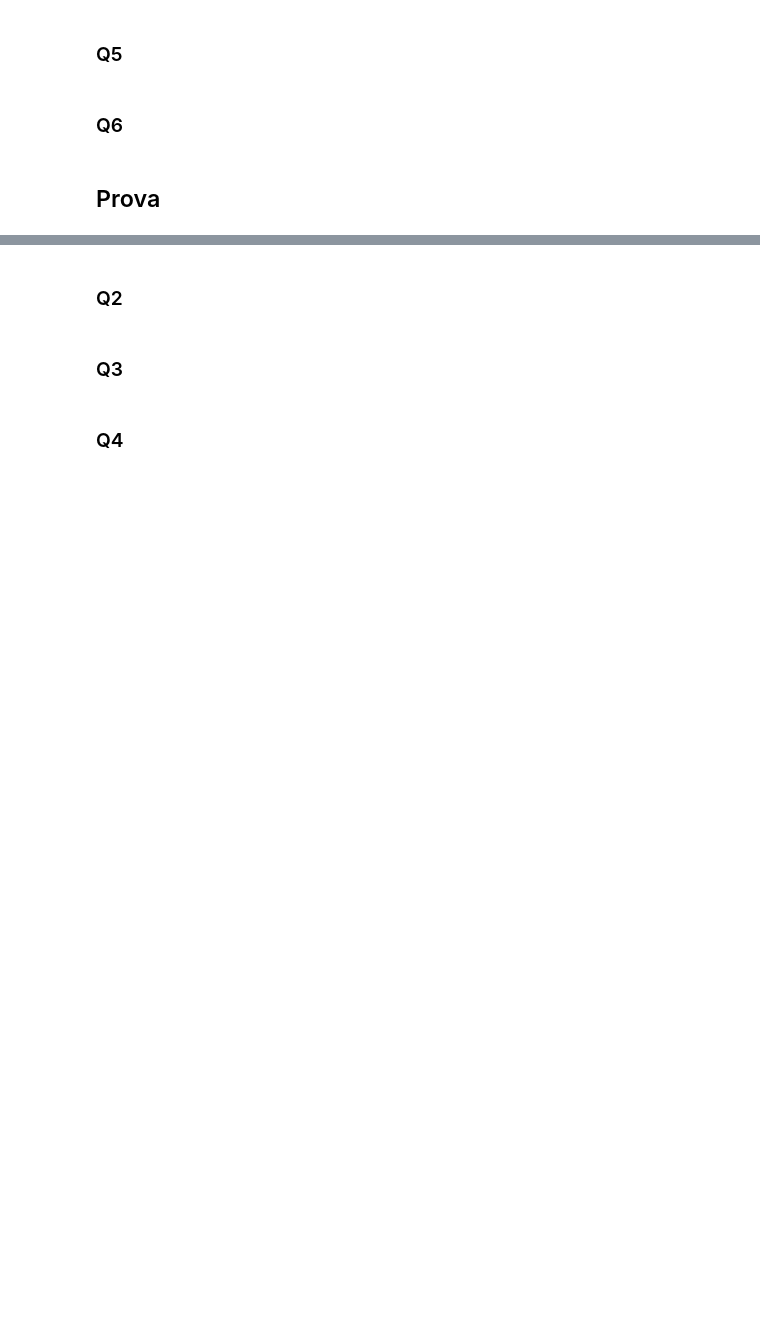
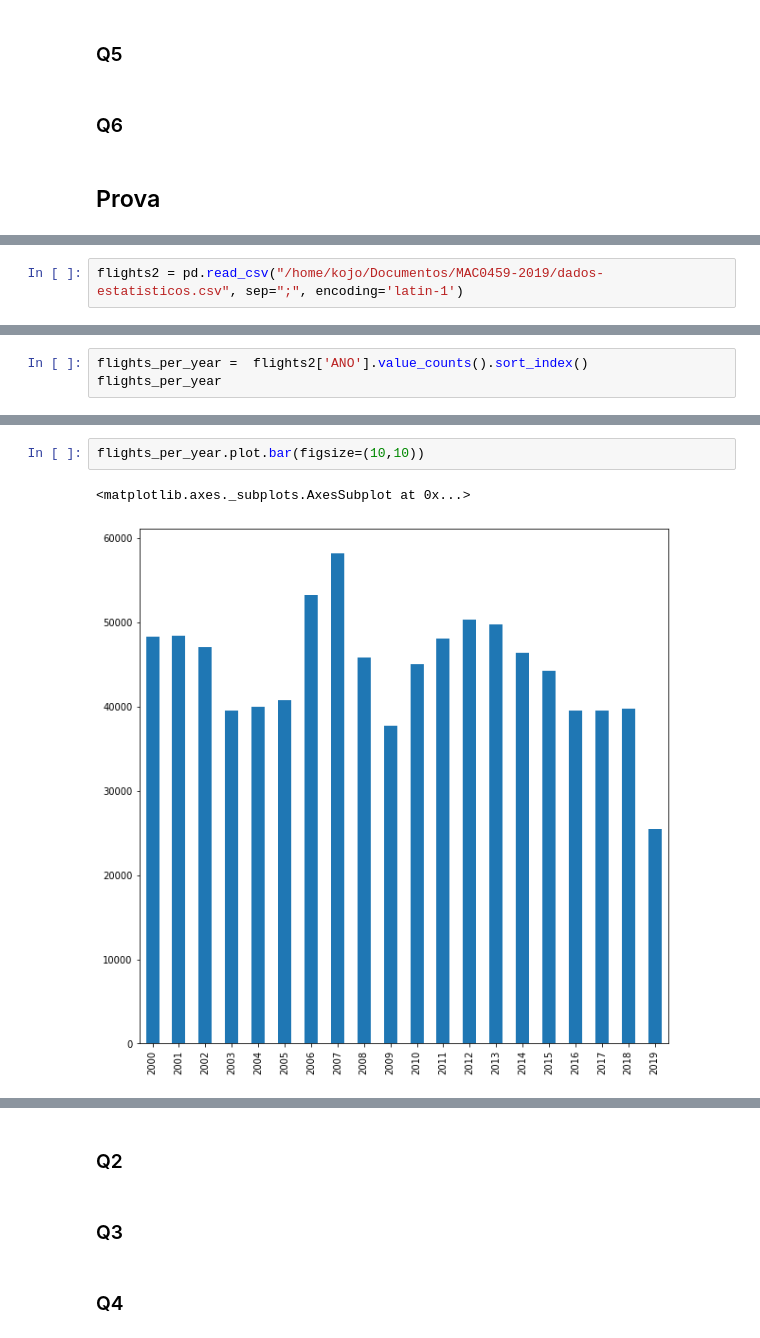
Before and after one commit to ricardokojo/MAC0459-2019, a Jupyter notebook: lista+prova.ipynb, the cells around one changed output, grey strips where cells are left out. Saved outputs shown, nothing was run; the diff lists cells and outputs as text; blank space fills up the shorter version.

Commit message:
Add partial EDA for question 1
Signed-off-by: Ricardo Hideki Hangai Kojo <ricardokojo7@gmail.com>

```diff
--- a/lista+prova.ipynb
+++ b/lista+prova.ipynb
@@ -22,0 +35,2 @@ Ricardo Hideki Hangai Kojo - 10295429
+# %%
+flights2 = pd.read_csv("/home/kojo/Documentos/MAC0459-2019/dados-estatisticos.csv", sep=";", encoding='latin-1')
@@ -22,0 +84,3 @@ Ricardo Hideki Hangai Kojo - 10295429
+# %%
+flights_per_year =  flights2['ANO'].value_counts().sort_index()
+flights_per_year
@@ -22,0 +210,5 @@ Ricardo Hideki Hangai Kojo - 10295429
+# %%
+flights_per_year.plot.bar(figsize=(10,10))
+# %% [output]
+<matplotlib.axes._subplots.AxesSubplot at 0x...>
+[figure, added]
```
Also changed, not shown: parts of 23 cells of this notebook.
